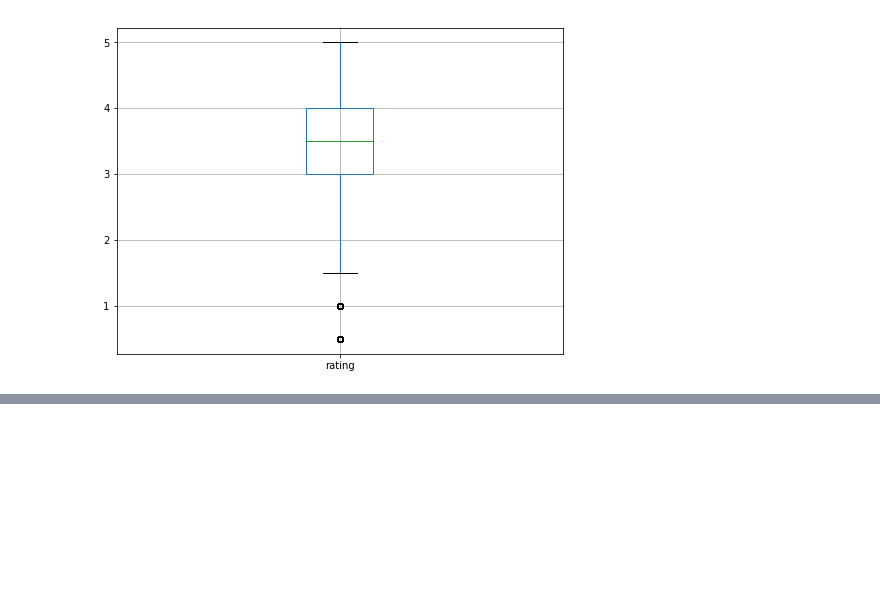
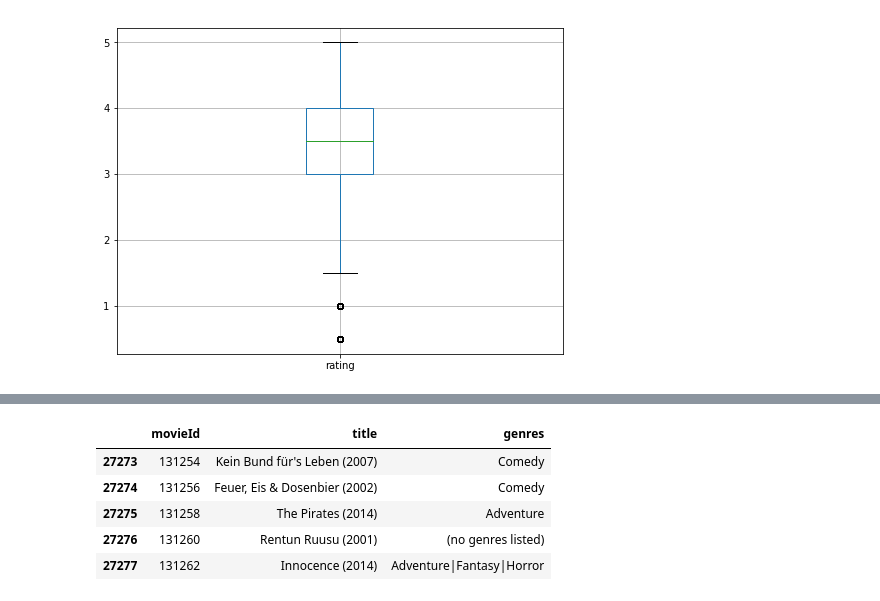
Before and after one commit to dmsergio/data-science-examples, a Jupyter notebook: movielens/movielens.ipynb, the cells around one changed output, grey strips where cells are left out. Saved outputs shown, nothing was run; the diff lists cells and outputs as text; code cells hidden in the pictures; blank space fills up the shorter version.

```diff
--- a/movielens/movielens.ipynb
+++ b/movielens/movielens.ipynb
@@ -225,0 +238,10 @@ ratings.boxplot(column='rating', figsize=(8, 6))
+# %%
+# output the last five rows
+movies[-5:]
+# %% [output]
+|  | movieId | title | genres |
+| 27273 | 131254 | Kein Bund für's Leben (2007) | Comedy |
+| 27274 | 131256 | Feuer, Eis & Dosenbier (2002) | Comedy |
+| 27275 | 131258 | The Pirates (2014) | Adventure |
+| 27276 | 131260 | Rentun Ruusu (2001) | (no genres listed) |
+| 27277 | 131262 | Innocence (2014) | Adventure|Fantasy|Horror |
```
Also changed, not shown: parts of 10 cells of this notebook.
